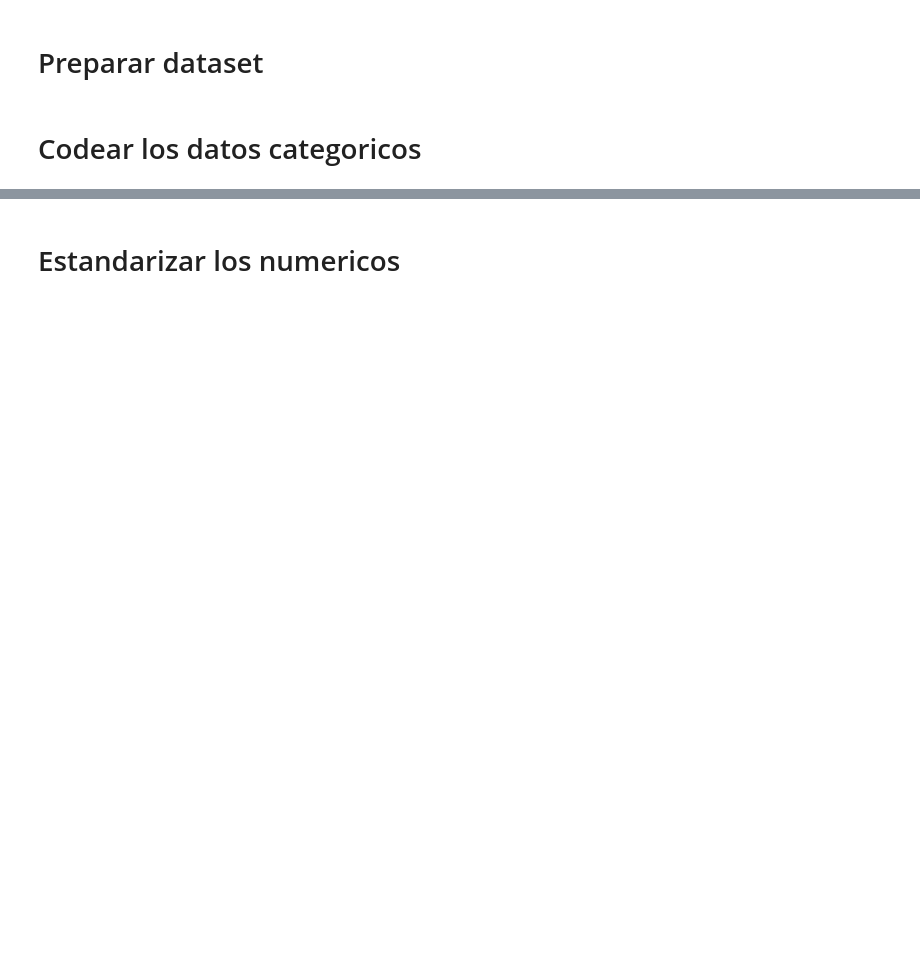
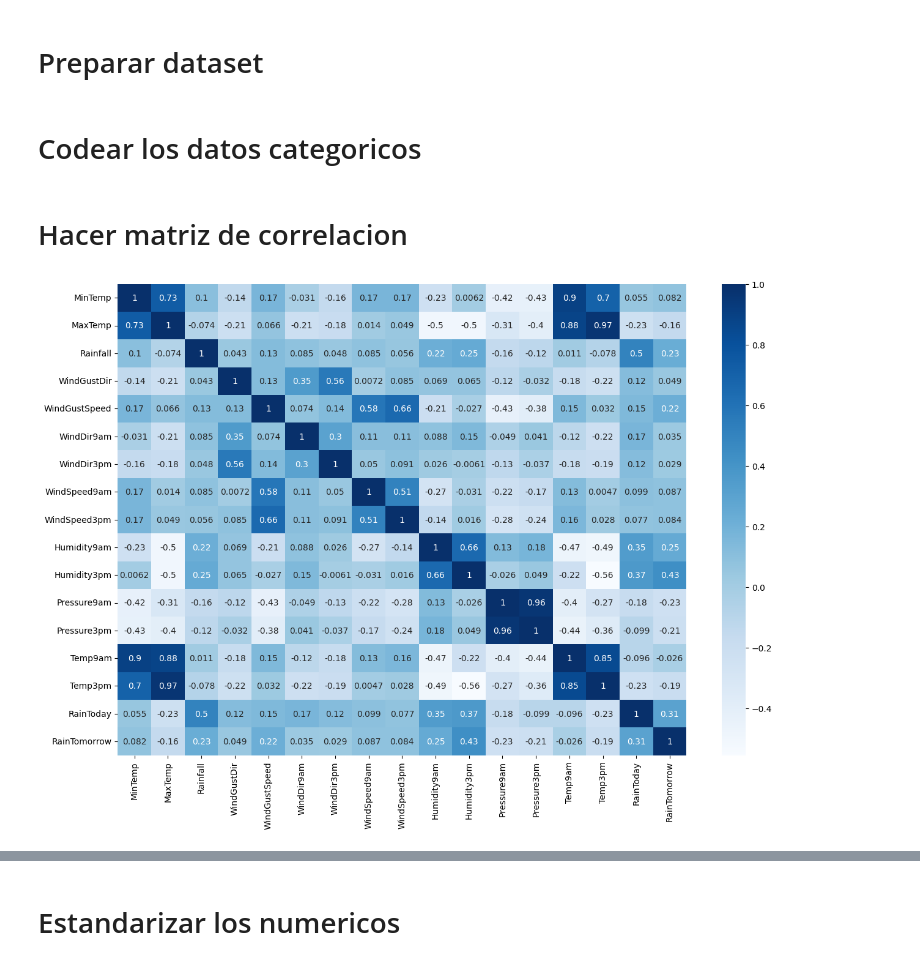
Before and after one commit to Nameless-86/TP-AAutomatico, a Jupyter notebook: main.ipynb, the cells around one changed output, grey strips where cells are left out. Drawn from its saved outputs; the diff is of its cells as text; code cells hidden in the pictures; blank space fills up the shorter version.

```diff
--- a/main.ipynb
+++ b/main.ipynb
@@ -103,7 +148,7 @@ tengo 145411 filas, si una columna tiene mas de 48000 valores faltantes la elimi
  Cloud9am y Cloud3pm tienen casi 60000 valores faltantes, Sunshine y Evaporation superan ampliamente los 48000.
  Por lo que estas columnas seran descartadas
 # %%
-df_subset = df_subset.drop(['Date', 'Location','Evaporation', 'Sunshine', 'Cloud9am', 'Cloud3pm'], axis=1)
+df_subset = df_subset.drop(['Date', 'Location','Evaporation', 'Sunshine', 'Cloud9am', 'Cloud3pm', 'RainfallTomorrow'], axis=1)
 # %% [markdown]
 # Que valores son numericos y cuales son categoricos
 # %%
@@ -240,5 +342,13 @@ copia_df = df_subset.copy()
 le = LabelEncoder()
 for columna in categorical_cols:
     copia_df[columna] = le.fit_transform(copia_df[columna])
+# %% [markdown]
+# Hacer matriz de correlacion
+# %%
+plt.figure(figsize=(15,10))
+sns.heatmap(copia_df.corr(),annot=True, cmap="Blues")
+plt.show()
+# %% [output]
+[figure, added]
 # %%
 copia_df.head()
```
Also changed, not shown: parts of 29 cells of this notebook.
